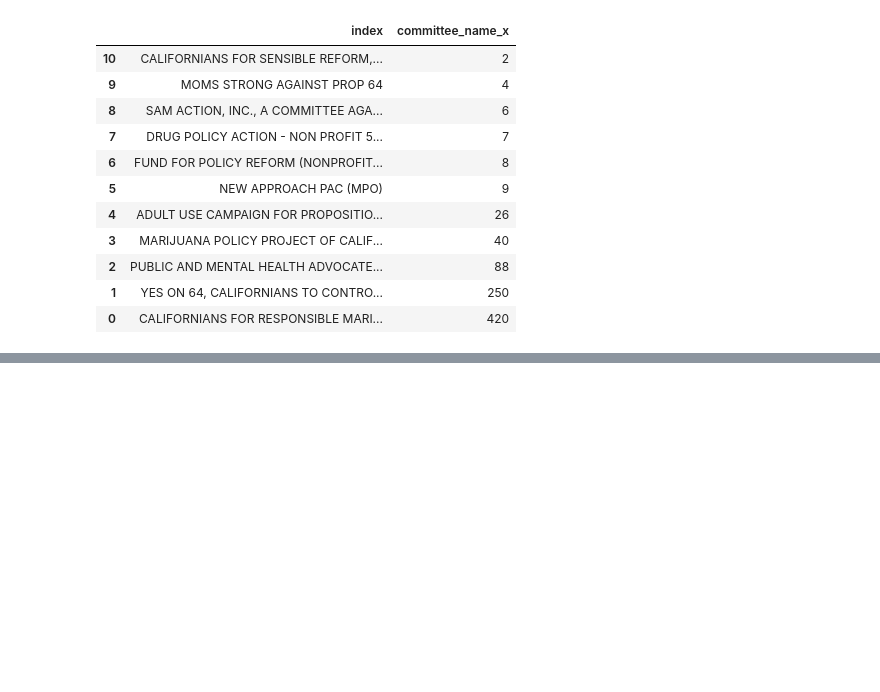
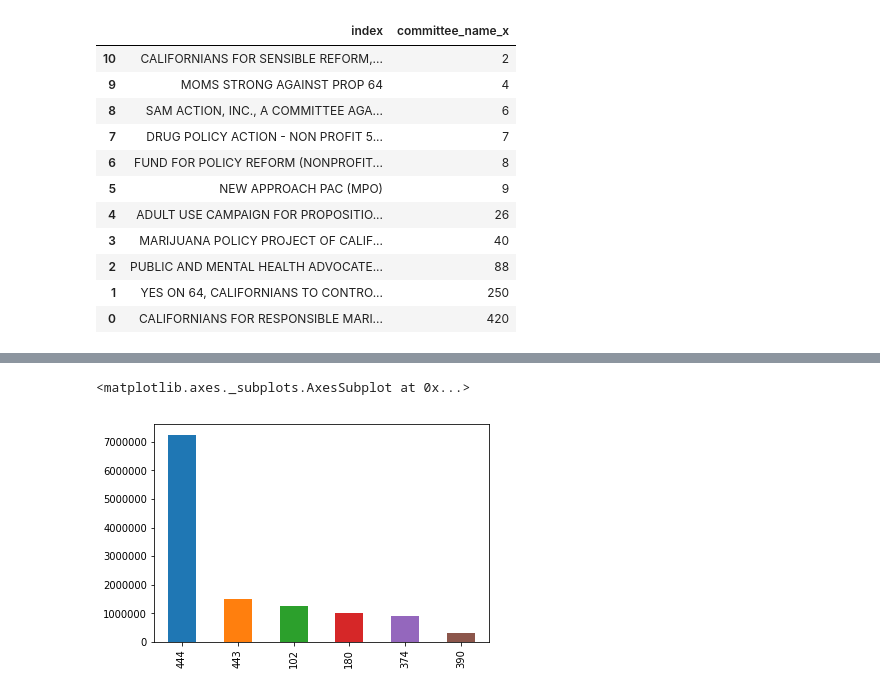
Before and after one commit to vishvanath45/Tracking_money_in_election, a Jupyter notebook: Learning_by_doing.ipynb, the cells around one changed output, grey strips where cells are left out. Saved outputs shown, nothing was run; the diff lists cells and outputs as text; code cells hidden in the pictures; blank space fills up the shorter version.

```diff
--- a/Learning_by_doing.ipynb
+++ b/Learning_by_doing.ipynb
@@ -685,0 +730,5 @@ merged.committee_name_x.value_counts().reset_index().sort_values("committee_name
+# %%
+top_supporters.head(6).amount.plot.bar()
+# %% [output]
+<matplotlib.axes._subplots.AxesSubplot at 0x...>
+[figure, added]
```
Also changed, not shown: parts of 9 cells of this notebook.
